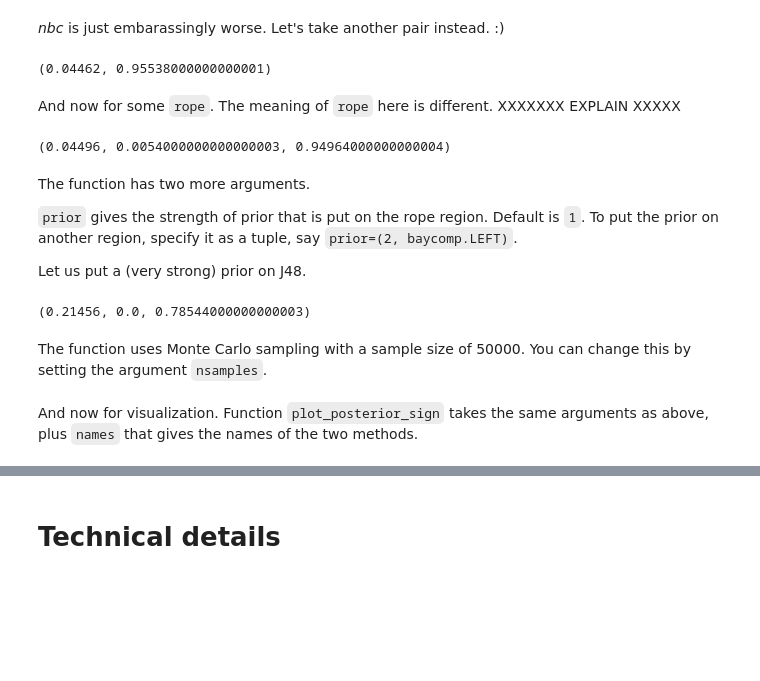
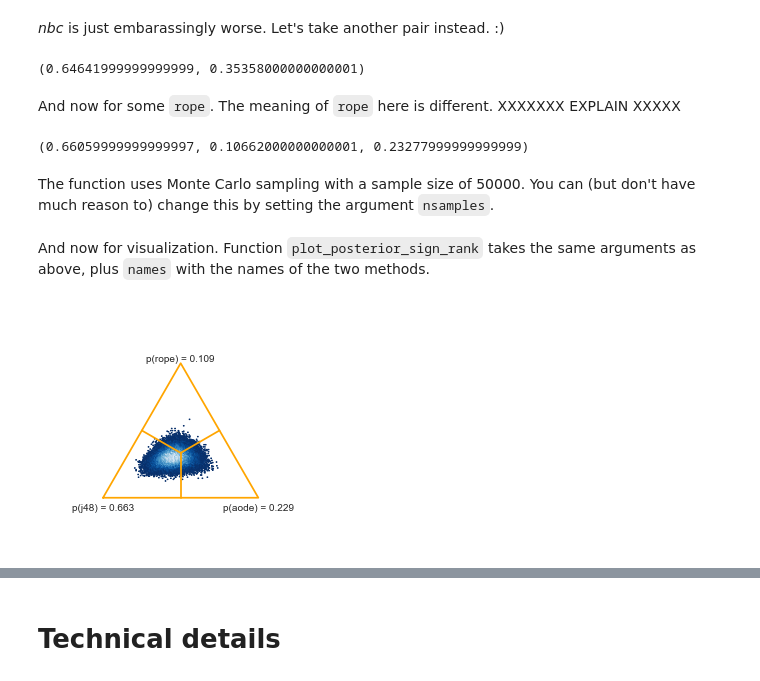
Before and after one commit to janezd/baycomp, a Jupyter notebook: docs/A Quick Guide to Bayesian Comparison of Classifiers.ipynb, the cells around one changed output, grey strips where cells are left out. Cells and saved outputs as stored; diff of their text form; code cells hidden in the pictures; blank space fills up the shorter version.

```diff
--- a/docs/A Quick Guide to Bayesian Comparison of Classifiers.ipynb
+++ b/docs/A Quick Guide to Bayesian Comparison of Classifiers.ipynb
@@ -131,27 +131,21 @@ baycomp.two_on_multiple(nbc, aode)
 # %% [markdown]
 *nbc* is just embarassingly worse. Let's take another pair instead. :)
 # %%
-j48, aode = data.get_data(("j48", "aode"), aggregate=True)
-baycomp.two_on_multiple(j48, aode)
+hnb, aode = data.get_data(("hnb", "aode"), aggregate=True)
+baycomp.two_on_multiple(hnb, aode)
 # %% [output]
-(0.04462, 0.95538000000000001)
+(0.64641999999999999, 0.35358000000000001)
 # %% [markdown]
 And now for some `rope`. The meaning of `rope` here is different. XXXXXXX EXPLAIN XXXXX
 # %%
-baycomp.two_on_multiple(j48, aode, rope=0.5)
+baycomp.two_on_multiple(hnb, aode, rope=0.5)
 # %% [output]
-(0.04496, 0.0054000000000000003, 0.94964000000000004)
+(0.66059999999999997, 0.10662000000000001, 0.23277999999999999)
-# %% [markdown]
-The function has two more arguments.
-
-`prior` gives the strength of prior that is put on the rope region. Default is `1`. To put the prior on another region, specify it as a tuple, say `prior=(2, baycomp.LEFT)`.
-
-Let us put a (very strong) prior on J48.
-# %%
-baycomp.two_on_multiple(j48, aode, rope=0.2, prior=(10, baycomp.LEFT))
-# %% [output]
-(0.21456, 0.0, 0.78544000000000003)
 # %% [markdown]
-The function uses Monte Carlo sampling with a sample size of 50000. You can change this by setting the argument `nsamples`.
+The function uses Monte Carlo sampling with a sample size of 50000. You can (but don't have much reason to) change this by setting the argument `nsamples`.
 # %% [markdown]
-And now for visualization. Function `plot_posterior_sign` takes the same arguments as above, plus `names` that gives the names of the two methods.
+And now for visualization. Function `plot_posterior_sign_rank` takes the same arguments as above, plus `names` with the names of the two methods.
+# %%
+fig = baycomp.plot_posterior_sign_rank(hnb, aode, rope=0.5, names=classifiers)
+# %% [output]
+[figure, added]
```
Also changed, not shown: parts of 7 cells of this notebook.
